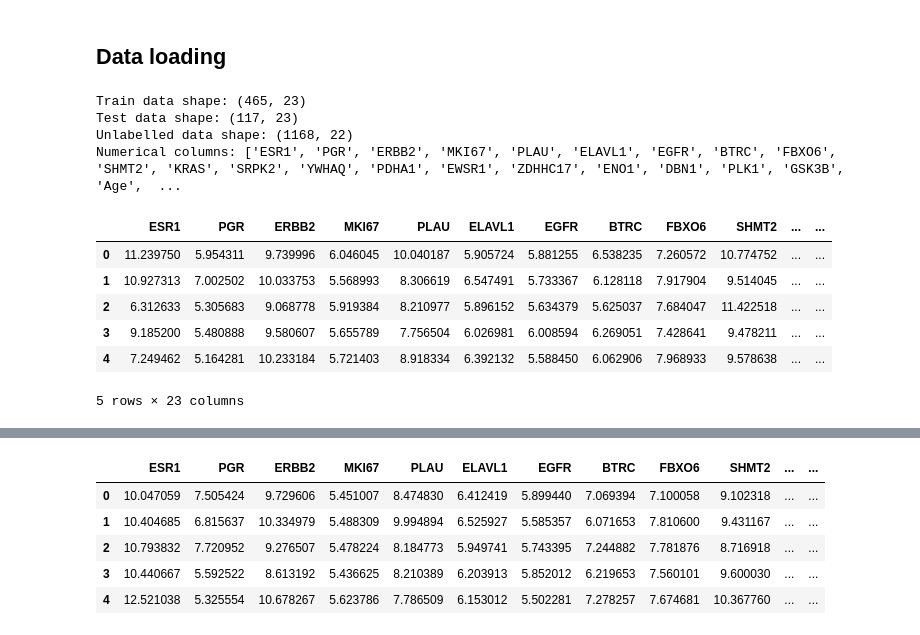
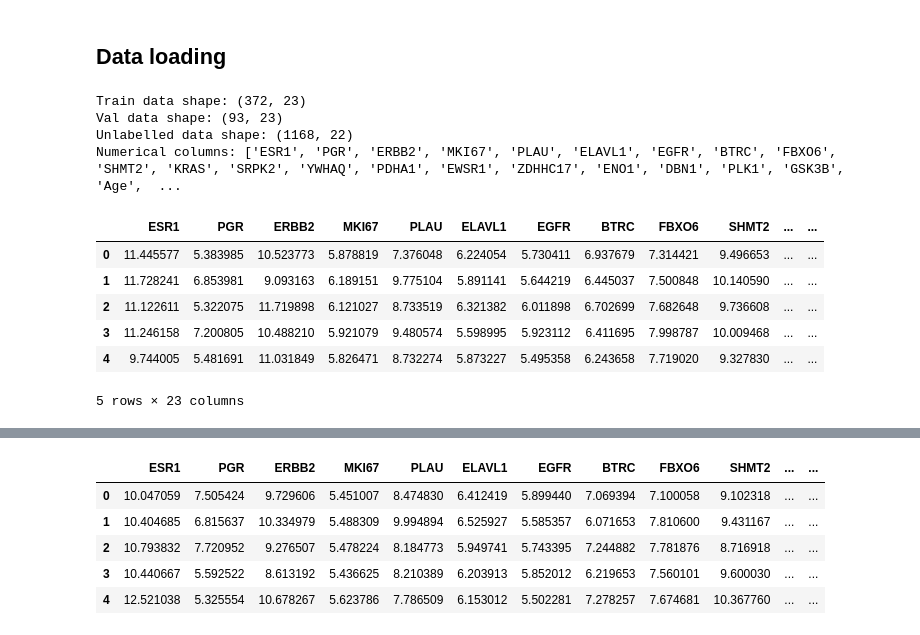
Before and after one commit to DontSlipOnDirt/breast-cancer-dss-prediction, a Jupyter notebook: ssl/base_model.ipynb, the cells around one changed output, grey strips where cells are left out. Saved outputs shown, nothing was run; the diff lists cells and outputs as text; code cells hidden in the pictures.

Commit message:
Changes the model training and the output file according to new directives

```diff
--- a/ssl/base_model.ipynb
+++ b/ssl/base_model.ipynb
@@ -25,66 +25,68 @@ import pandas as pd
 # %% [markdown]
 ## Data loading
 # %%
-TEST_DATA_PATH = "../data/test_data.csv"
-TRAIN_DATA_PATH = "../data/train_data.csv"
-UNLABELLED_DATA_PATH = "../data/unlabelled_data.csv"
-PSEUDO_LABELLED_DATA_PATH = "../data/pseudo_labelled_data_vime.csv"
+TRAIN_DATA_PATH = "../data/sequential/train_data.csv"
+VAL_DATA_PATH = "../data/sequential/val_data.csv"
+UNLABELLED_DATA_PATH = "../data/sequential/unlabelled_data.csv"
+
+PSEUDO_LABELLED_DATA_PATH = "../data/ssl/pseudo_labelled_data_vime.csv"
 # %%
-def get_dataframes(test_path, train_path, unlabelled_path, with_clinical=False):
+def get_dataframes(train_path, val_path, unlabelled_path, with_clinical=False):
     # Load the data
-    test_df = pd.read_csv(test_path)
     train_df = pd.read_csv(train_path)
     unlabelled_df = pd.read_csv(unlabelled_path)
+    val_df = pd.read_csv(val_path)
 
     # Drop the columns that are not needed
-    test_df = test_df.drop(columns=['DssTime', 'Event'])
-    train_df = train_df.drop(columns=['DssTime', 'Event'])
+    train_df = train_df.drop(columns=['DssTime', 'Event', 'auto_id'])
+    val_df = val_df.drop(columns=['DssTime', 'Event', 'auto_id'])
+    unlabelled_df = unlabelled_df.drop(columns=['auto_id'])
 
     # Extract numerical and categorical columns
     # Numerical cols: Gene + Age
-    numerical_cols = test_df.columns[:21].tolist()
+    numerical_cols = train_df.columns[:21].tolist()
     # But also Size
     numerical_cols.append('Size')
     # Categorical cols: Clinical
-    categorical_cols = test_df.drop(columns=['Label', 'Size']).columns[21:].tolist()
+    categorical_cols = train_df.drop(columns=['Label', 'Size']).columns[21:].tolist()
     if not with_clinical:
-        test_df = test_df.drop(columns=categorical_cols)
         train_df = train_df.drop(columns=categorical_cols)
+        val_df = val_df.drop(columns=categorical_cols)
         unlabelled_df = unlabelled_df.drop(columns=categorical_cols)
         categorical_cols = []
     else:
         categorical_cols = ['Chemotherapy', 'Menopausal State', 'Radio Therapy', 'Hormone Therapy', 'Surgery-breast conserving', 'Surgery-mastectomy']
         # The model has problems with these columns
         not_cols = ['Neoplasm Histologic Grade', 'Cellularity']
-        test_df = test_df.drop(columns=not_cols)
         train_df = train_df.drop(columns=not_cols)
+        val_df = val_df.drop(columns=not_cols)
         unlabelled_df = unlabelled_df.drop(columns=not_cols)
 
     print(f'Train data shape: {train_df.shape}')
-    print(f'Test data shape: {test_df.shape}')
+    print(f'Val data shape: {val_df.shape}')
     print(f'Unlabelled data shape: {unlabelled_df.shape}')
     print(f'Numerical columns: {numerical_cols}')
     if with_clinical:
         print(f'Categorical columns: {categorical_cols}')
-    return test_df, train_df, unlabelled_df, numerical_cols, categorical_cols
+    return train_df, val_df, unlabelled_df, numerical_cols, categorical_cols
 # %%
-test_data, train_data, unlabelled_data, numerical_cols, categorical_cols = get_dataframes(
-    TEST_DATA_PATH,
+train_data, val_data, unlabelled_data, numerical_cols, categorical_cols = get_dataframes(
     TRAIN_DATA_PATH,
+    VAL_DATA_PATH,
     UNLABELLED_DATA_PATH,
     with_clinical=False)
 # %% [output]
-Train data shape: (465, 23)
-Test data shape: (117, 23)
+Train data shape: (372, 23)
+Val data shape: (93, 23)
 Unlabelled data shape: (1168, 22)
 Numerical columns: ['ESR1', 'PGR', 'ERBB2', 'MKI67', 'PLAU', 'ELAVL1', 'EGFR', 'BTRC', 'FBXO6', 'SHMT2', 'KRAS', 'SRPK2', 'YWHAQ', 'PDHA1', 'EWSR1', 'ZDHHC17', 'ENO1', 'DBN1', 'PLK1', 'GSK3B', 'Age',  ...
 # %%
-test_data.head()
+train_data.head()
 # %% [output]
 |  | ESR1 | PGR | ERBB2 | MKI67 | PLAU | ELAVL1 | EGFR | BTRC | FBXO6 | SHMT2 | ... | ... |
-| 0 | 11.239750 | 5.954311 | 9.739996 | 6.046045 | 10.040187 | 5.905724 | 5.881255 | 6.538235 | 7.260572 | 10.774752 | ... | ... |
-| 1 | 10.927313 | 7.002502 | 10.033753 | 5.568993 | 8.306619 | 6.547491 | 5.733367 | 6.128118 | 7.917904 | 9.514045 | ... | ... |
-| 2 | 6.312633 | 5.305683 | 9.068778 | 5.919384 | 8.210977 | 5.896152 | 5.634379 | 5.625037 | 7.684047 | 11.422518 | ... | ... |
-| 3 | 9.185200 | 5.480888 | 9.580607 | 5.655789 | 7.756504 | 6.026981 | 6.008594 | 6.269051 | 7.428641 | 9.478211 | ... | ... |
-| 4 | 7.249462 | 5.164281 | 10.233184 | 5.721403 | 8.918334 | 6.392132 | 5.588450 | 6.062906 | 7.968933 | 9.578638 | ... | ... |
+| 0 | 11.445577 | 5.383985 | 10.523773 | 5.878819 | 7.376048 | 6.224054 | 5.730411 | 6.937679 | 7.314421 | 9.496653 | ... | ... |
+| 1 | 11.728241 | 6.853981 | 9.093163 | 6.189151 | 9.775104 | 5.891141 | 5.644219 | 6.445037 | 7.500848 | 10.140590 | ... | ... |
+| 2 | 11.122611 | 5.322075 | 11.719898 | 6.121027 | 8.733519 | 6.321382 | 6.011898 | 6.702699 | 7.682648 | 9.736608 | ... | ... |
+| 3 | 11.246158 | 7.200805 | 10.488210 | 5.921079 | 9.480574 | 5.598995 | 5.923112 | 6.411695 | 7.998787 | 10.009468 | ... | ... |
+| 4 | 9.744005 | 5.481691 | 11.031849 | 5.826471 | 8.732274 | 5.873227 | 5.495358 | 6.243658 | 7.719020 | 9.327830 | ... | ... |
 5 rows × 23 columns
```
Also changed, not shown: parts of 20 cells of this notebook, 3 other files.
